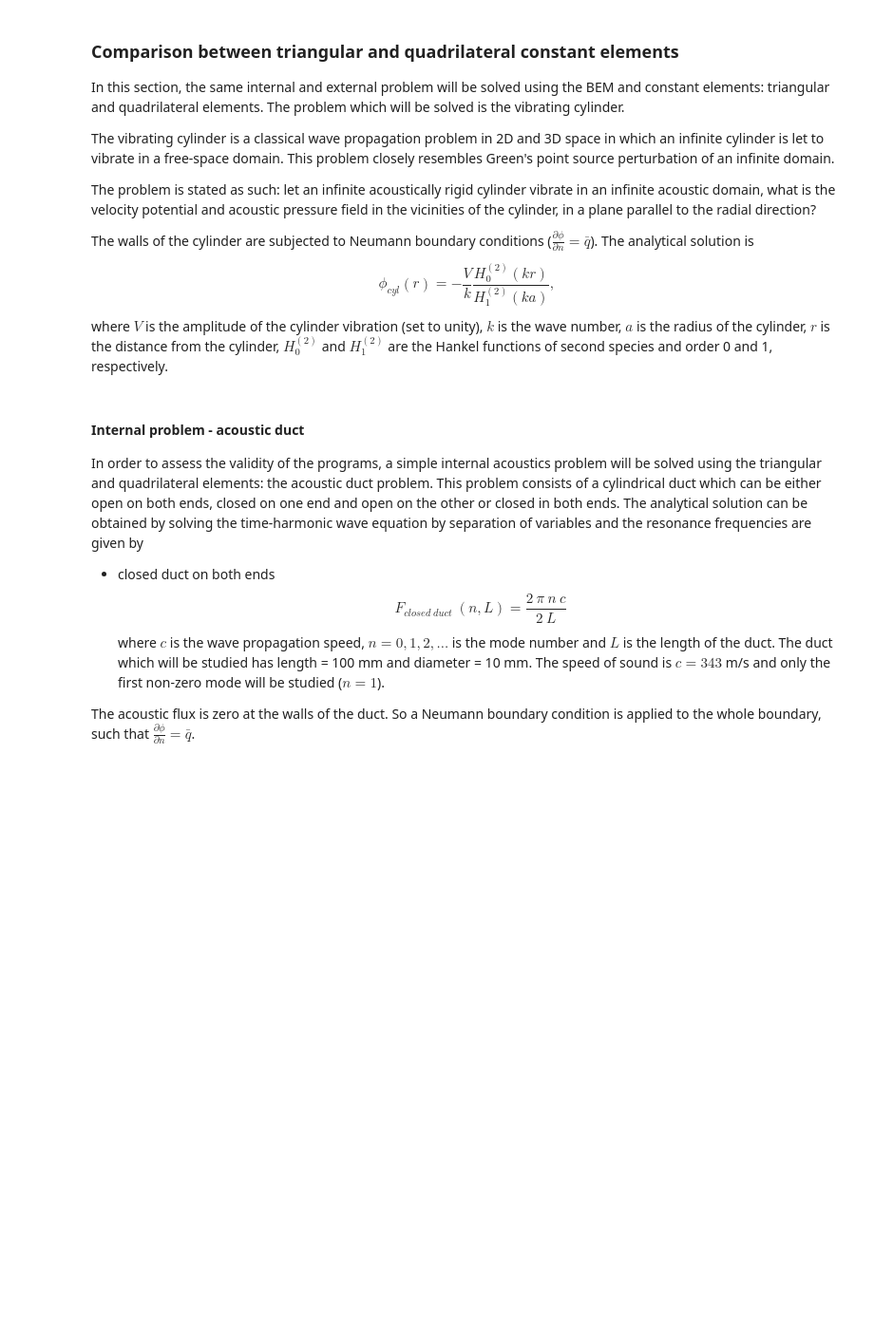
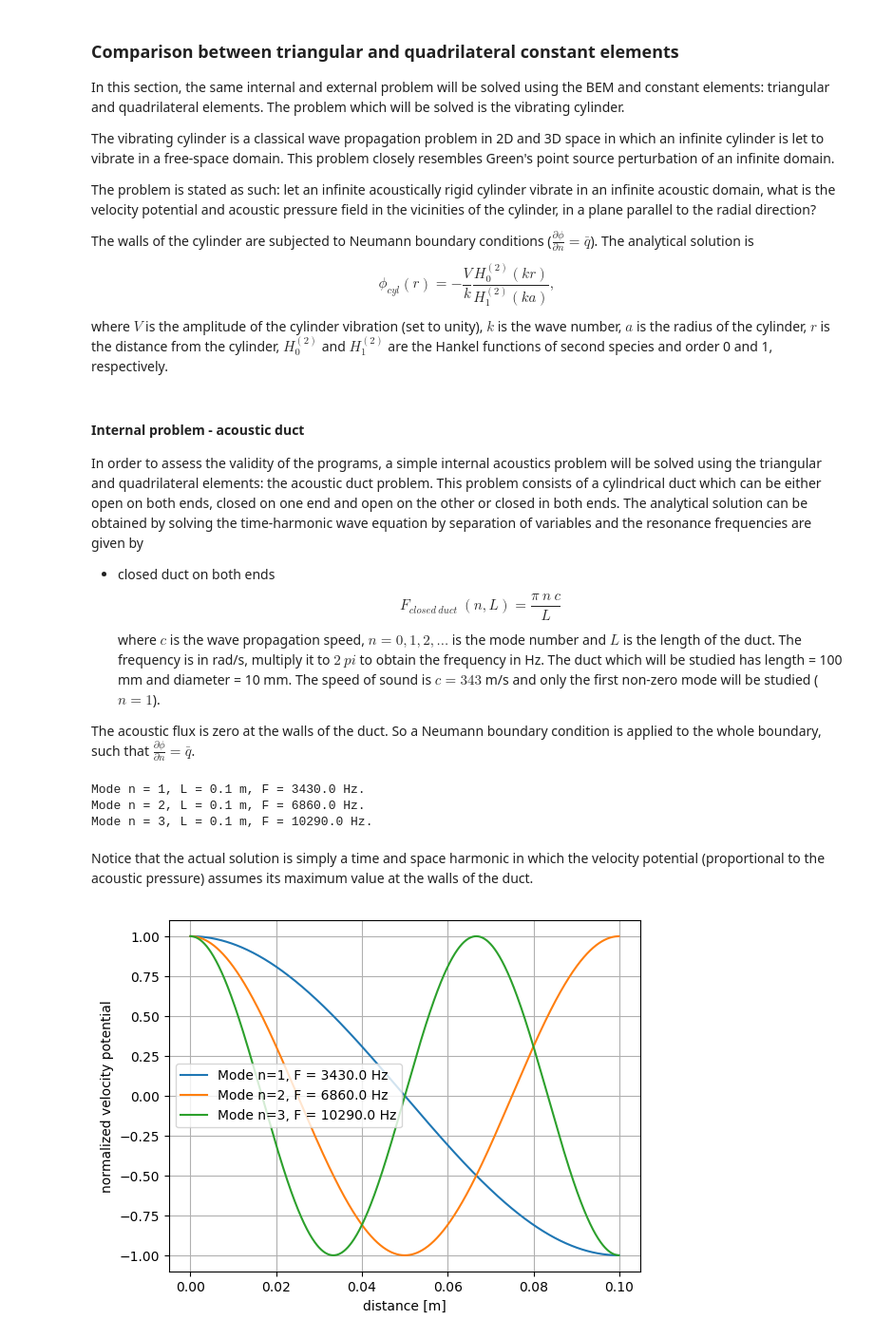
Before and after one commit to alvarocafe/BB, a Jupyter notebook: note_BEM.ipynb, the cells around one changed output. Shown at 95% size. Drawn from its saved outputs; the diff is of its cells as text; code cells hidden in the pictures; blank space fills up the shorter version.

```diff
--- a/note_BEM.ipynb
+++ b/note_BEM.ipynb
@@ -21,8 +21,34 @@ where $V$ is the amplitude of the cylinder vibration (set to unity), $k$ is the
 In order to assess the validity of the programs, a simple internal acoustics problem will be solved using the triangular and quadrilateral elements: the acoustic duct problem. This problem consists of a cylindrical duct which can be either open on both ends, closed on one end and open on the other or closed in both ends. The analytical solution can be obtained by solving the time-harmonic wave equation by separation of variables and the resonance frequencies are given by
 - closed duct on both ends
 \begin{equation}
-    F_{closed\ duct}\ (n,L) = \frac{2\ \pi\ n\ c}{2\ L}
+    F_{closed\ duct}\ (n,L) = \frac{\pi\ n\ c}{L}
 \end{equation}
-where $c$ is the wave propagation speed, $n=0,1,2,...$ is the mode number and $L$ is the length of the duct. The duct which will be studied has length = 100 mm and diameter = 10 mm. The speed of sound is $c = 343$ m/s and only the first non-zero mode will be studied ($n=1$).
+where $c$ is the wave propagation speed, $n=0,1,2,...$ is the mode number and $L$ is the length of the duct. The frequency is in rad/s, multiply it to $2\ pi$ to obtain the frequency in Hz. The duct which will be studied has length = 100 mm and diameter = 10 mm. The speed of sound is $c = 343$ m/s and only the first non-zero mode will be studied ($n=1$).
 
 The acoustic flux is zero at the walls of the duct. So a Neumann boundary condition is applied to the whole boundary, such that $\frac{\partial \phi}{\partial n} = \bar{q}$.
+# %%
+c = 343 # Speed of propagation
+F_closed(n,L,c) = n*c/L # Analytical resonance frequency in Hz
+for n=1:3
+    println("Mode n = $(n), L = $(L=0.1) m, F = $(F_closed(n,L,c)) Hz.")
+end
+# %% [output]
+Mode n = 1, L = 0.1 m, F = 3430.0 Hz.
+Mode n = 2, L = 0.1 m, F = 6860.0 Hz.
+Mode n = 3, L = 0.1 m, F = 10290.0 Hz.
+# %% [markdown]
+Notice that the actual solution is simply a time and space harmonic in which the velocity potential (proportional to the acoustic pressure) assumes its maximum value at the walls of the duct.
+# %%
+using PyPlot
+phi_closed(x,n,L,c) = cos.(n*pi*(x./L))
+x = 0.0000001:0.0001:0.1
+for n =1:3
+    plot(x,phi_closed(x,n,L,c),label="Mode n=$(n), F = $(F_closed(n,L,c)) Hz")
+    hold(1)
+    legend()
+    xlabel("distance [m]")
+    ylabel("normalized velocity potential")
+    grid(1)
+end
+# %% [output]
+[figure, added]
```
